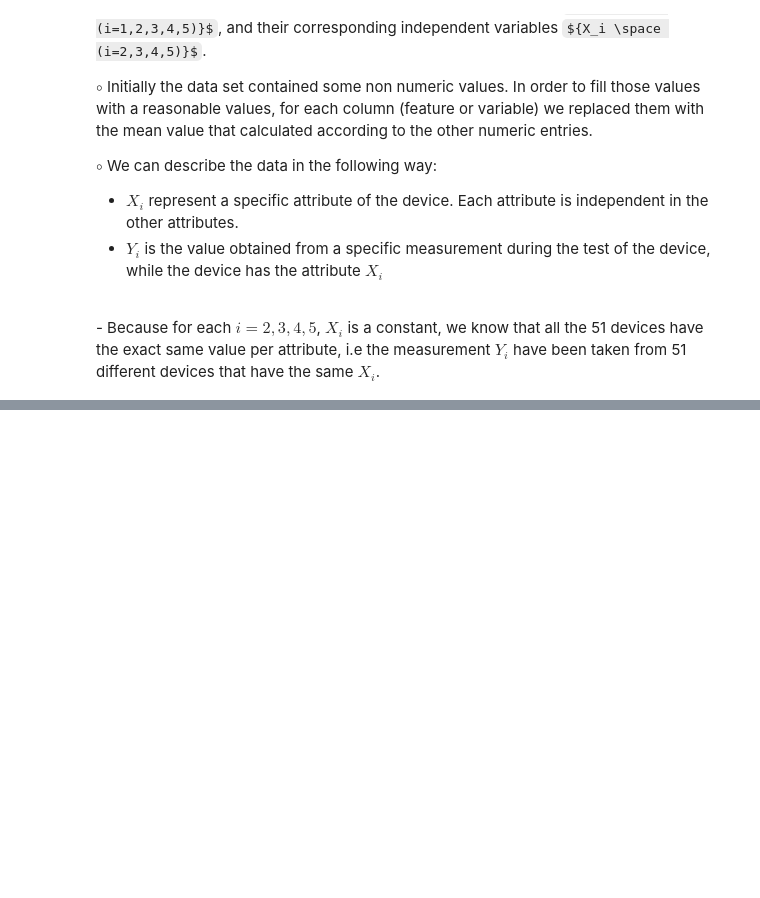
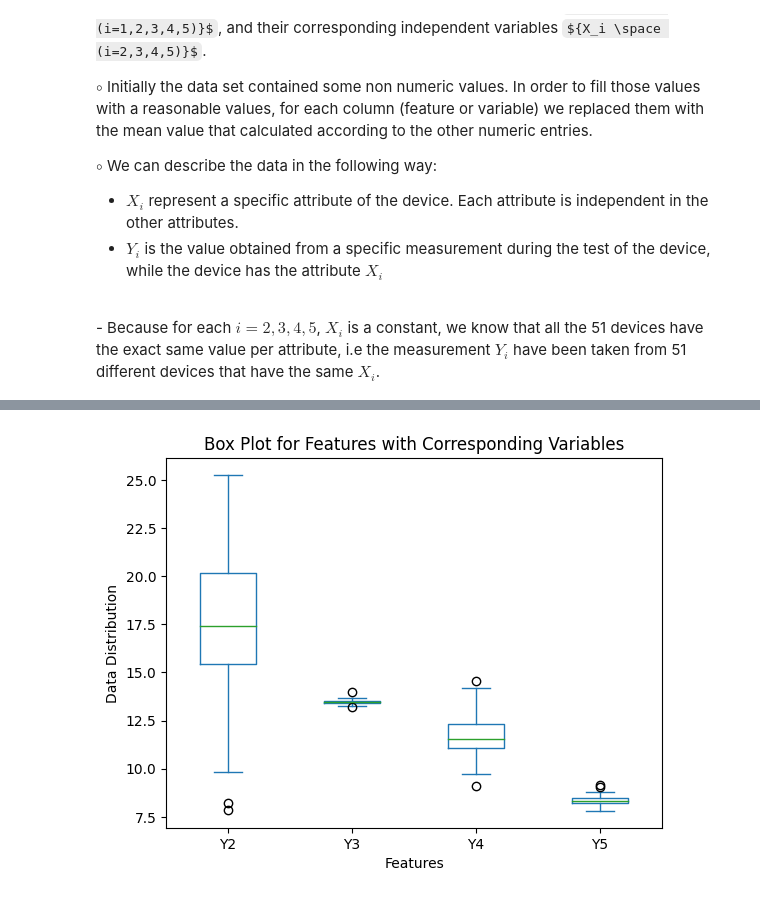
Before and after one commit to RonBartov/Data_Processing, a Jupyter notebook: factory_data_processing.ipynb, the cells around one changed output, grey strips where cells are left out. Saved outputs shown, nothing was run; the diff lists cells and outputs as text; code cells hidden in the pictures; some formulas as TeX source; blank space fills up the shorter version.

```diff
--- a/factory_data_processing.ipynb
+++ b/factory_data_processing.ipynb
@@ -223,0 +256,8 @@ ${\circ}$ We can describe the data in the following way:
+# %%
+# Box plot for features with corresponding variables
+# Create a new DataFrame for Yi columns except Y1 and rename the columns
+sample_group_Y = sample_group[y_columns].copy()
+
+sample_group_Y.plot(kind='box',xlabel='Features', ylabel='Data Distribution', title='Box Plot for Features with Corresponding Variables');
+# %% [output]
+[figure, added]
```
Also changed, not shown: parts of 11 cells of this notebook.
